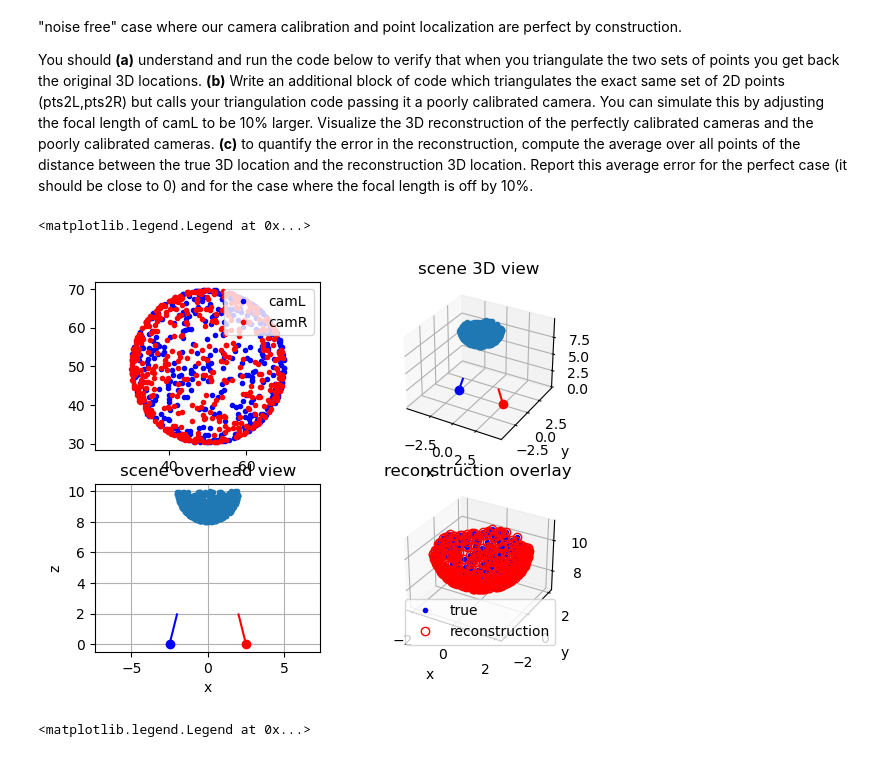
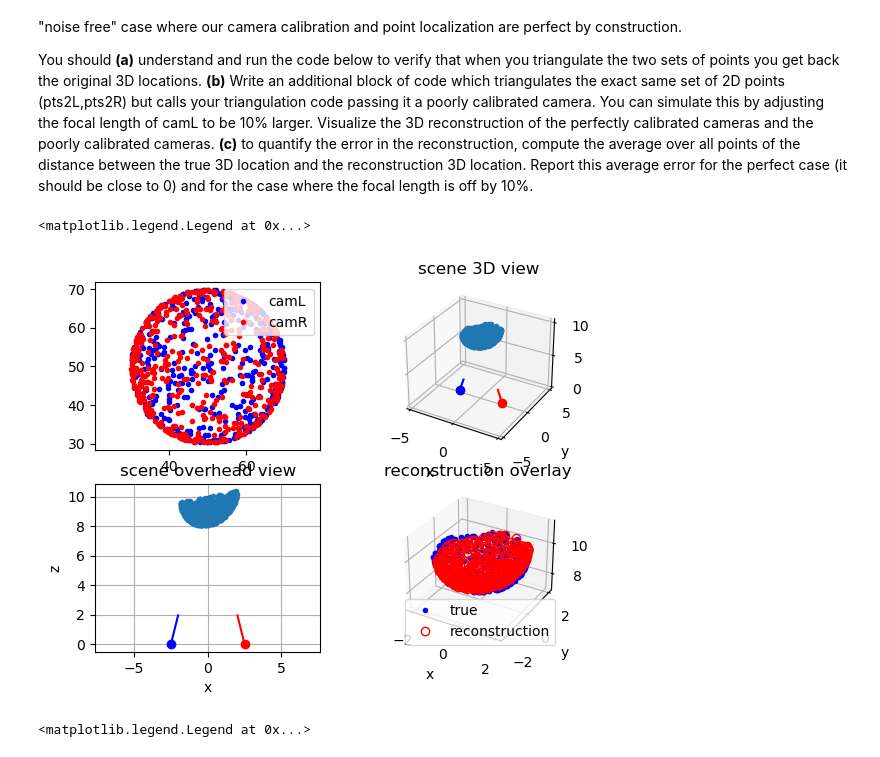
Before and after one commit to trantripaul/Computer_Vision, a Jupyter notebook: Assignment2/assignment2.ipynb, the cells around one changed output. Cells and saved outputs as stored; diff of their text form; code cells hidden in the pictures.

```diff
--- a/Assignment2/assignment2.ipynb
+++ b/Assignment2/assignment2.ipynb
@@ -350,6 +337,8 @@ pts3 = generate_hemisphere(2,np.array([[0,0,d]]).T,500)
 pts2L = camL.project(pts3)
 pts2R = camR.project(pts3)
 
+camL.f = 110
+camR.f = 100
 #triangulate to recover 3d position
 pts3t = triangulate(pts2L,camL,pts2R,camR)
 
@@ -379,34 +368,34 @@ ax.plot(tL[0],tL[1],tL[2],'bo')
 ax.plot(lookL[0,:],lookL[1,:],lookL[2,:],'b')
 ax.plot(lookR[0,:],lookR[1,:],lookR[2,:],'r')
 visutils.set_axes_equal_3d(ax)
 visutils.label_axes(ax)
 plt.title('scene 3D view')
 
 # overhead view showing points, camera
 # positions, and direction camera is pointed
 ax = fig.add_subplot(2,2,3)
 ax.plot(pts3t[0,:],pts3t[2,:],'.')
 ax.plot(tL[0],tL[2],'bo')
 ax.plot(lookL[0,:],lookL[2,:],'b')
 ax.plot(tR[0],tR[2],'ro')
 ax.plot(lookR[0,:],lookR[2,:],'r')
 plt.axis('equal')
 plt.grid()
 plt.xlabel('x')
 plt.ylabel('z')
 plt.title('scene overhead view')
 
 # compare reconstruction
 ax = fig.add_subplot(2,2,4,projection='3d')
 ax.plot(pts3[0,:],pts3[1,:],pts3[2,:],'b.')
 ax.plot(pts3t[0,:],pts3t[1,:],pts3t[2,:],'ro',fillstyle='none')
 visutils.set_axes_equal_3d(ax)
 visutils.label_axes(ax)
 plt.title('reconstruction overlay')
 plt.legend(('true','reconstruction'),loc=4)
 # %% [output]
 <matplotlib.legend.Legend at 0x...>
-[figure, old version]
+[figure, new version]
 # %%
 #
 # triangulate the points again but modify camL so that the focal length
```
Also changed, not shown: parts of 3 cells of this notebook.
